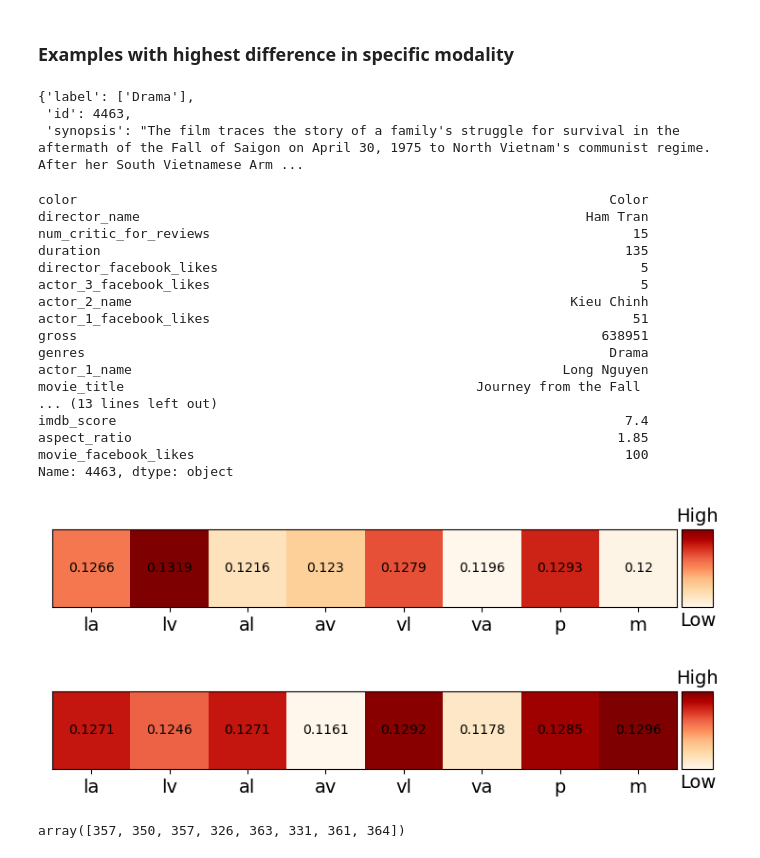
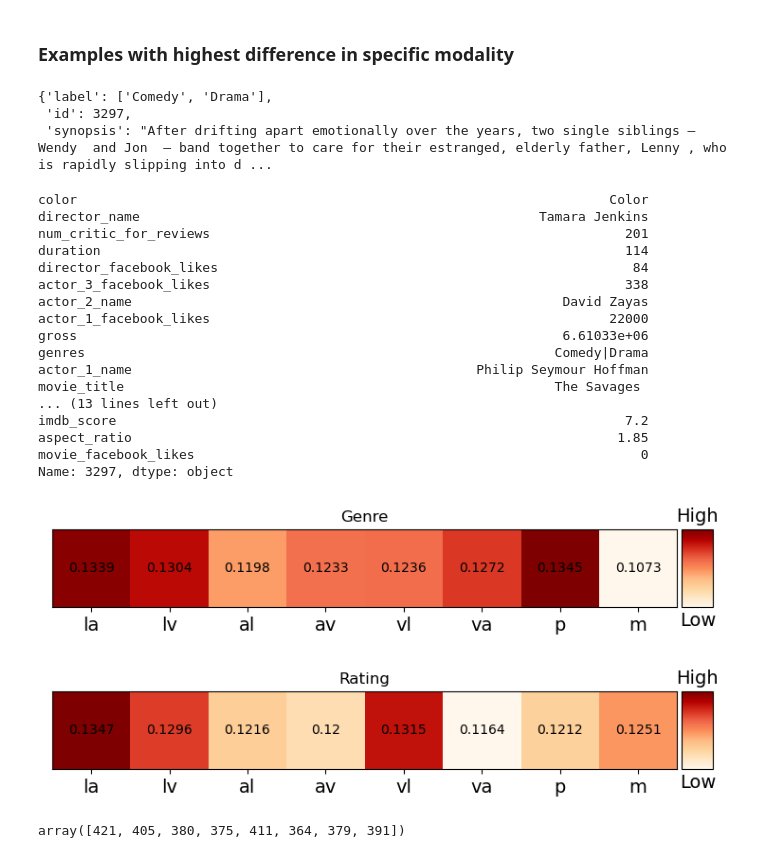
Before and after one commit to IsaacRodgz/multimodal-transformers-movies, a Jupyter notebook: AnalysisNoEncoders_all.ipynb, the cells around one changed output. Cells and saved outputs as stored; diff of their text form; code cells hidden in the pictures.

Commit message:
ADD rating classification modifications (metadata)

```diff
--- a/AnalysisNoEncoders_all.ipynb
+++ b/AnalysisNoEncoders_all.ipynb
@@ -521,7 +521,7 @@ with open(f"model_save_mmtr/{model_path_genre}/test_labels.txt", "r") as f:
 # %% [markdown]
 Load rating classification test GMU gates
 # %%
-model_path_rating = "rating_VideoTextAudioPosterMetaGMUNoEncodersSeed3_mmtr_model_run"
+model_path_rating = "rating_VideoTextAudioPosterMetaGMUNoEncodersNewSeed4_mmtr_model_run"
 gates_rating = np.load(f'model_save_mmtr/{model_path_rating}/gates.npy')
 all_gates_rating = np.stack([gates_rating[:, 768*i:768*(i+1)] for i in range(8)], axis=1)
 with open(f"model_save_mmtr/{model_path_rating}/test_labels.txt", "r") as f:
@@ -683,7 +683,7 @@ def get_extreme_index(modality_name, func, modality_dist):
 
 metadata_df = pd.read_csv('../moviescope/movie_metadata.csv')
 # %%
-def plot_example_activations(example_dist):
+def plot_example_activations(example_dist, title):
     example_modality_dist = example_dist[np.newaxis, ...]/np.sum(example_dist)
 
     fig = plt.figure()
@@ -696,6 +696,8 @@ def plot_example_activations(example_dist):
     ax.set_xticks(np.arange(len(modality_xticks)))
     plt.xticks(fontsize=14)
     ax.set_xticklabels(modality_xticks);
+
+    ax.set_title(title, loc='center')
 
     # Adjust colorbar size to match figure
     divider = make_axes_locatable(ax)
@@ -770,45 +766,45 @@ display(Image.open('/home/est_posgrado_isaac.bribiesca/moviescope/Raw_Poster/'+p
 # %%
 modality_txt2idx = {'la':0, 'lv':1, 'al':2, 'av':3, 'vl':4, 'va':5, 'p':6, 'm':7}
 # %%
-modality_index = modality_txt2idx['av']
+modality_index = modality_txt2idx['m']
 example_id = np.argmax(abs(modality_dist_genre[:,modality_index]-modality_dist_rating[:,modality_index]))
 data_genre[example_id]
 # %% [output]
-{'label': ['Drama'],
- 'id': 4463,
- 'synopsis': "The film traces the story of a family's struggle for survival in the aftermath of the Fall of Saigon on April 30, 1975 to North Vietnam's communist regime. After her South Vietnamese Arm ...
+{'label': ['Comedy', 'Drama'],
+ 'id': 3297,
+ 'synopsis': "After drifting apart emotionally over the years, two single siblings — Wendy  and Jon  — band together to care for their estranged, elderly father, Lenny , who is rapidly slipping into d ...
 # %%
 metadata_df.iloc[data_genre[example_id]['id']]
 # %% [output]
 color                                                                    Color
-director_name                                                         Ham Tran
-num_critic_for_reviews                                                      15
-duration                                                                   135
-director_facebook_likes                                                      5
-actor_3_facebook_likes                                                       5
-actor_2_name                                                        Kieu Chinh
-actor_1_facebook_likes                                                      51
-gross                                                                   638951
-genres                                                                   Drama
-actor_1_name                                                       Long Nguyen
-movie_title                                             Journey from the Fall
+director_name                                                   Tamara Jenkins
+num_critic_for_reviews                                                     201
+duration                                                                   114
+director_facebook_likes                                                     84
+actor_3_facebook_likes                                                     338
+actor_2_name                                                       David Zayas
+actor_1_facebook_likes                                                   22000
+gross                                                              6.61033e+06
+genres                                                            Comedy|Drama
+actor_1_name                                            Philip Seymour Hoffman
+movie_title                                                       The Savages
 ... (13 lines left out)
-imdb_score                                                                 7.4
+imdb_score                                                                 7.2
 aspect_ratio                                                              1.85
-movie_facebook_likes                                                       100
-Name: 4463, dtype: object
+movie_facebook_likes                                                         0
+Name: 3297, dtype: object
 # %%
-plot_example_activations(modality_dist_genre[example_id])
+plot_example_activations(modality_dist_genre[example_id], "Genre")
 # %% [output]
-[figure, old version]
+[figure, new version]
 # %%
-plot_example_activations(modality_dist_rating[example_id])
+plot_example_activations(modality_dist_rating[example_id], "Rating")
 # %% [output]
-[figure, old version]
+[figure, new version]
 # %%
 modality_dist_rating[example_id]
 # %% [output]
-array([357, 350, 357, 326, 363, 331, 361, 364])
+array([421, 405, 380, 375, 411, 364, 379, 391])
 # %%
 poster_id = str(data_genre[example_id]['id'])
 display(Image.open('/home/est_posgrado_isaac.bribiesca/moviescope/Raw_Poster/'+poster_id+'.jpg'))
```
Also changed, not shown: parts of 11 cells of this notebook, 4 other files.
